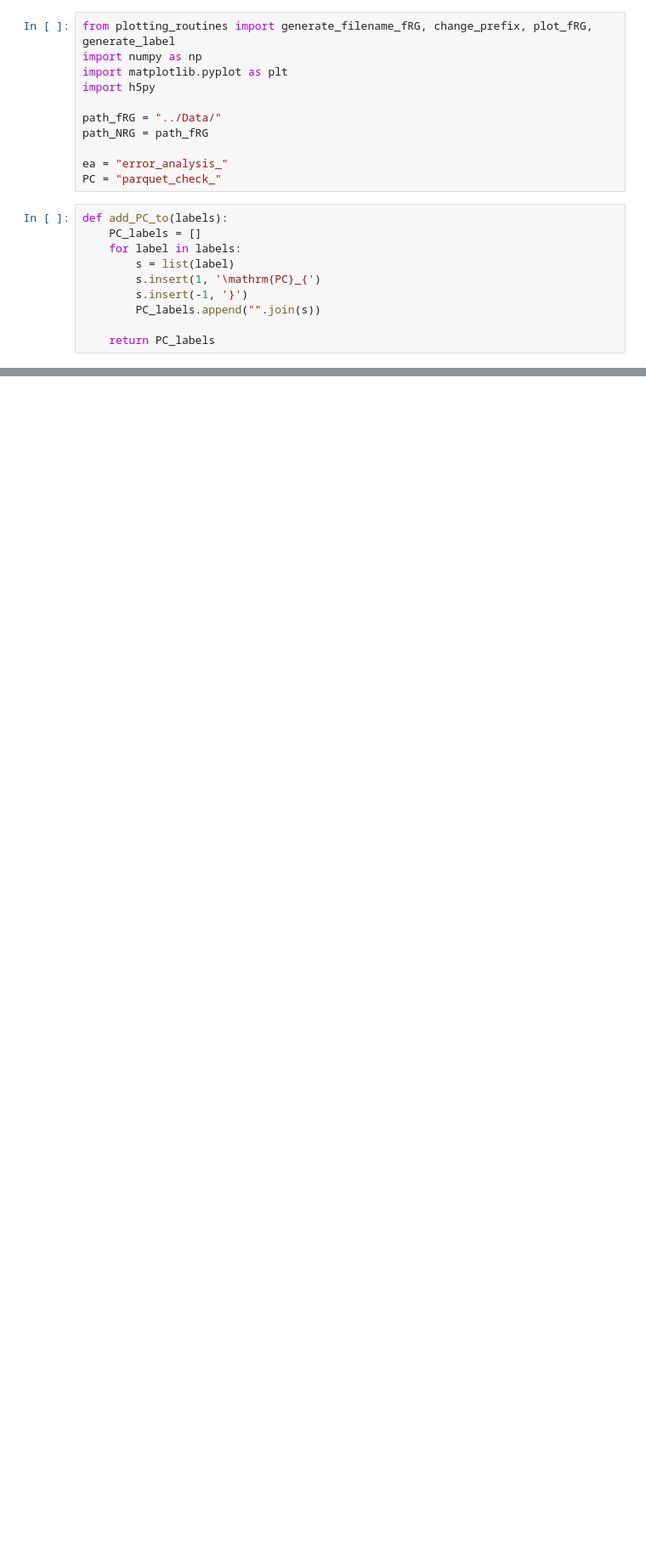
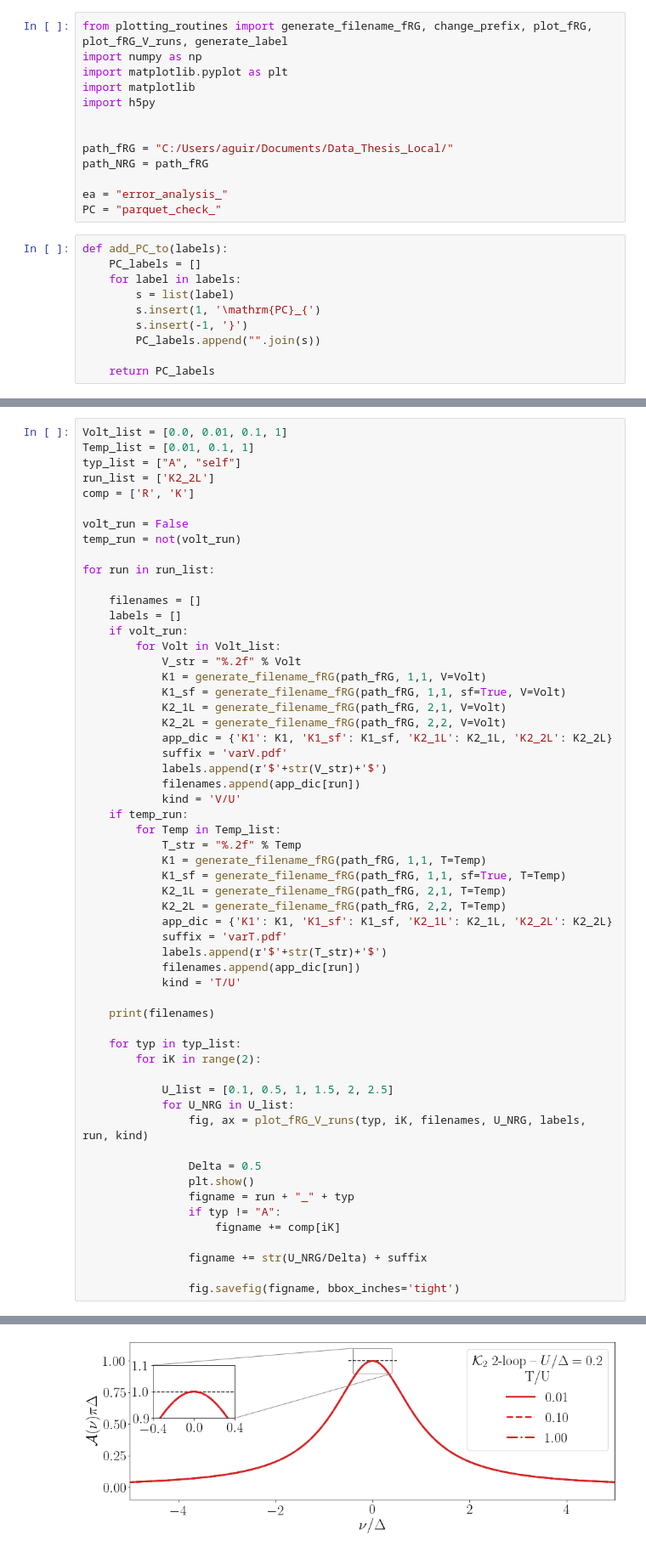
Before and after one commit to NepomukRitz/KeldyshQFT, a Jupyter notebook: Keldysh_mfRG/ipynb_scripts/Plotter.ipynb, the cells around one changed output, grey strips where cells are left out. Shown at 85% size. Saved outputs shown, nothing was run; the diff lists cells and outputs as text; blank space fills up the shorter version.

Commit message:
Several improvements. Final (?) versions for Master's Thesis

```diff
--- a/Keldysh_mfRG/ipynb_scripts/Plotter.ipynb
+++ b/Keldysh_mfRG/ipynb_scripts/Plotter.ipynb
@@ -1,10 +1,12 @@
 # %%
-from plotting_routines import generate_filename_fRG, change_prefix, plot_fRG, generate_label
+from plotting_routines import generate_filename_fRG, change_prefix, plot_fRG, plot_fRG_V_runs, generate_label
 import numpy as np
 import matplotlib.pyplot as plt
+import matplotlib
 import h5py
 
-path_fRG = "../Data/"
+
+path_fRG = "C:/Users/aguir/Documents/Data_Thesis_Local/"
 path_NRG = path_fRG
 
 ea = "error_analysis_"
@@ -77,0 +89,58 @@ for U_NRG in U_list:
+# %%
+Volt_list = [0.0, 0.01, 0.1, 1]
+Temp_list = [0.01, 0.1, 1]
+typ_list = ["A", "self"]
+run_list = ['K2_2L']
+comp = ['R', 'K']
+
+volt_run = False
+temp_run = not(volt_run)
+
+for run in run_list:
+
+    filenames = []
+    labels = []
+    if volt_run:
+        for Volt in Volt_list:
+            V_str = "%.2f" % Volt
+            K1 = generate_filename_fRG(path_fRG, 1,1, V=Volt)
+            K1_sf = generate_filename_fRG(path_fRG, 1,1, sf=True, V=Volt)
+            K2_1L = generate_filename_fRG(path_fRG, 2,1, V=Volt)
+            K2_2L = generate_filename_fRG(path_fRG, 2,2, V=Volt)
+            app_dic = {'K1': K1, 'K1_sf': K1_sf, 'K2_1L': K2_1L, 'K2_2L': K2_2L}
+            suffix = 'varV.pdf'
+            labels.append(r'$'+str(V_str)+'$')
+            filenames.append(app_dic[run])
+            kind = 'V/U'
+    if temp_run:
+        for Temp in Temp_list:
+            T_str = "%.2f" % Temp
+            K1 = generate_filename_fRG(path_fRG, 1,1, T=Temp)
+            K1_sf = generate_filename_fRG(path_fRG, 1,1, sf=True, T=Temp)
+            K2_1L = generate_filename_fRG(path_fRG, 2,1, T=Temp)
+            K2_2L = generate_filename_fRG(path_fRG, 2,2, T=Temp)
+            app_dic = {'K1': K1, 'K1_sf': K1_sf, 'K2_1L': K2_1L, 'K2_2L': K2_2L}
+            suffix = 'varT.pdf'
+            labels.append(r'$'+str(T_str)+'$')
+            filenames.append(app_dic[run])
+            kind = 'T/U'
+
+    print(filenames)
+
+    for typ in typ_list:
+        for iK in range(2):
+
+            U_list = [0.1, 0.5, 1, 1.5, 2, 2.5]
+            for U_NRG in U_list:
+                fig, ax = plot_fRG_V_runs(typ, iK, filenames, U_NRG, labels, run, kind)
+
+                Delta = 0.5
+                plt.show()
+                figname = run + "_" + typ
+                if typ != "A":
+                    figname += comp[iK]
+
+                figname += str(U_NRG/Delta) + suffix
+
+                fig.savefig(figname, bbox_inches='tight')
+# %% [output]
@@ -77,0 +148 @@ for U_NRG in U_list:
+[figure, added]
```
Also changed, not shown: parts of 4 cells of this notebook, 2 other files.
